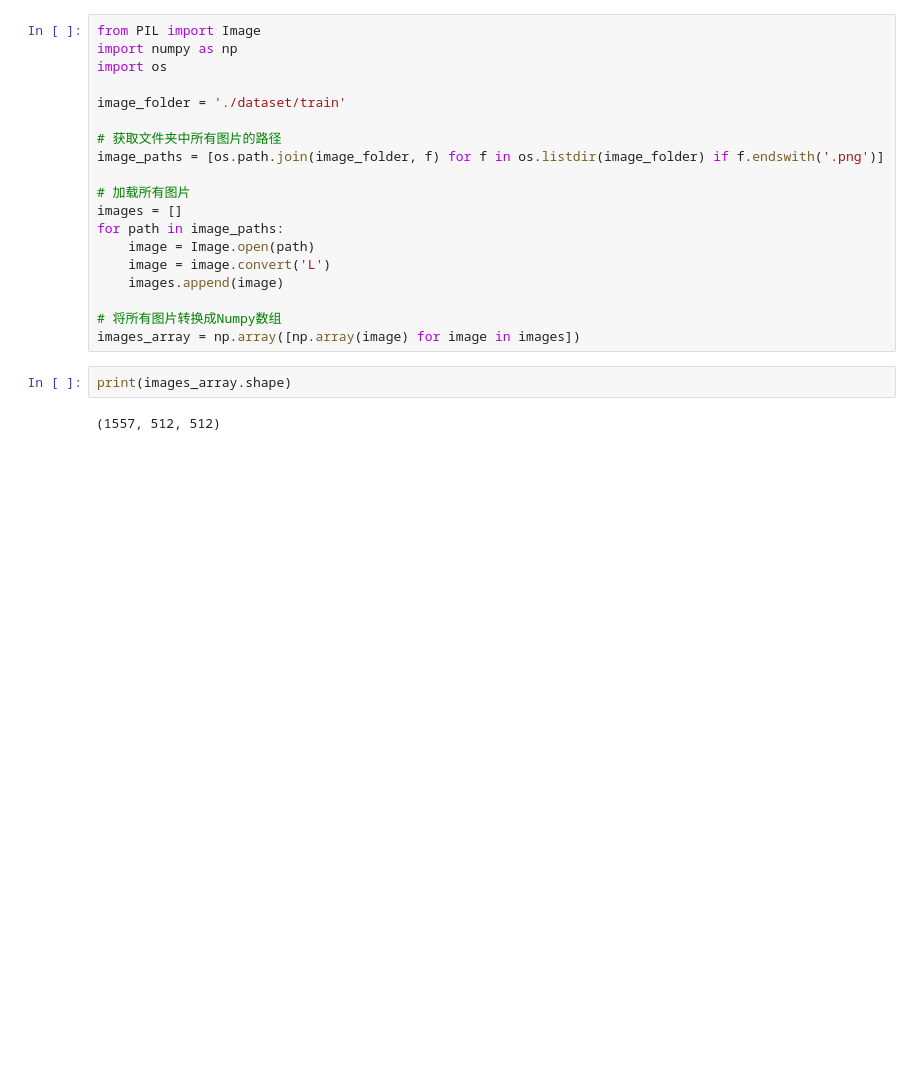
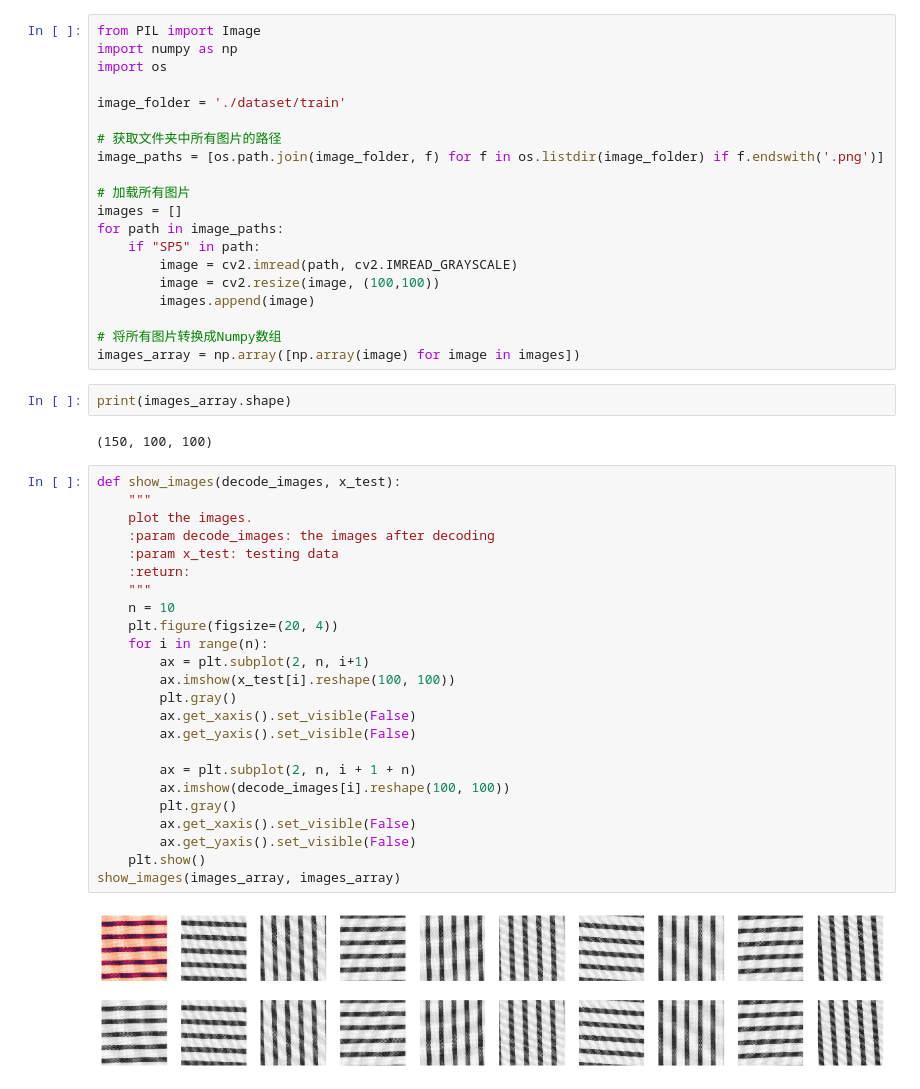
Before and after one commit to univwang/jiance, a Jupyter notebook: test3.ipynb, the cells around one changed output. Drawn from its saved outputs; the diff is of its cells as text; blank space fills up the shorter version.

```diff
--- a/test3.ipynb
+++ b/test3.ipynb
@@ -34,13 +35,40 @@ image_paths = [os.path.join(image_folder, f) for f in os.listdir(image_folder) i
 # 加载所有图片
 images = []
 for path in image_paths:
-    image = Image.open(path)
-    image = image.convert('L')
-    images.append(image)
+    if "SP5" in path:
+        image = cv2.imread(path, cv2.IMREAD_GRAYSCALE)
+        image = cv2.resize(image, (100,100))
+        images.append(image)
 
 # 将所有图片转换成Numpy数组
 images_array = np.array([np.array(image) for image in images])
 # %%
 print(images_array.shape)
 # %% [output]
-(1557, 512, 512)
+(150, 100, 100)
+# %%
+def show_images(decode_images, x_test):
+    """
+    plot the images.
+    :param decode_images: the images after decoding
+    :param x_test: testing data
+    :return:
+    """
+    n = 10
+    plt.figure(figsize=(20, 4))
+    for i in range(n):
+        ax = plt.subplot(2, n, i+1)
+        ax.imshow(x_test[i].reshape(100, 100))
+        plt.gray()
+        ax.get_xaxis().set_visible(False)
+        ax.get_yaxis().set_visible(False)
+
+        ax = plt.subplot(2, n, i + 1 + n)
+        ax.imshow(decode_images[i].reshape(100, 100))
+        plt.gray()
+        ax.get_xaxis().set_visible(False)
+        ax.get_yaxis().set_visible(False)
+    plt.show()
+show_images(images_array, images_array)
+# %% [output]
+[figure, added]
```
Also changed, not shown: parts of 12 cells of this notebook, 1 other file.
